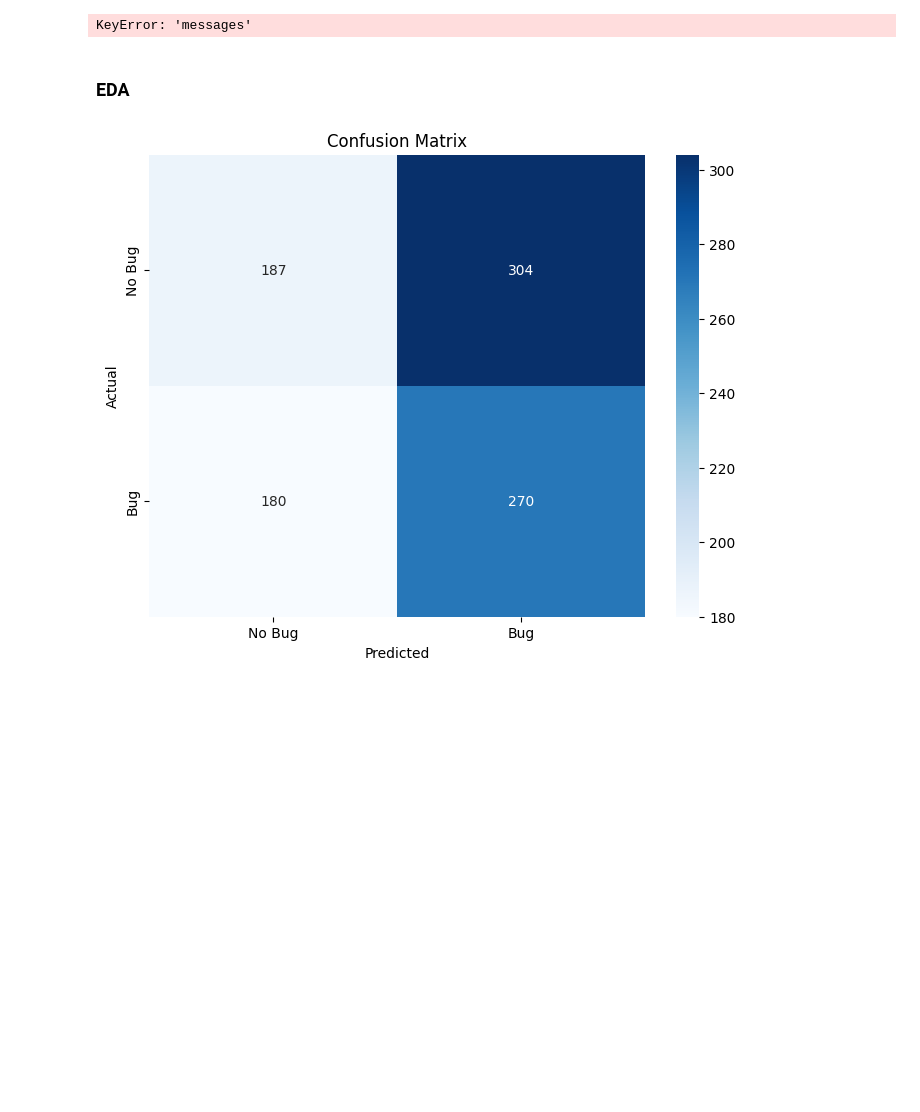
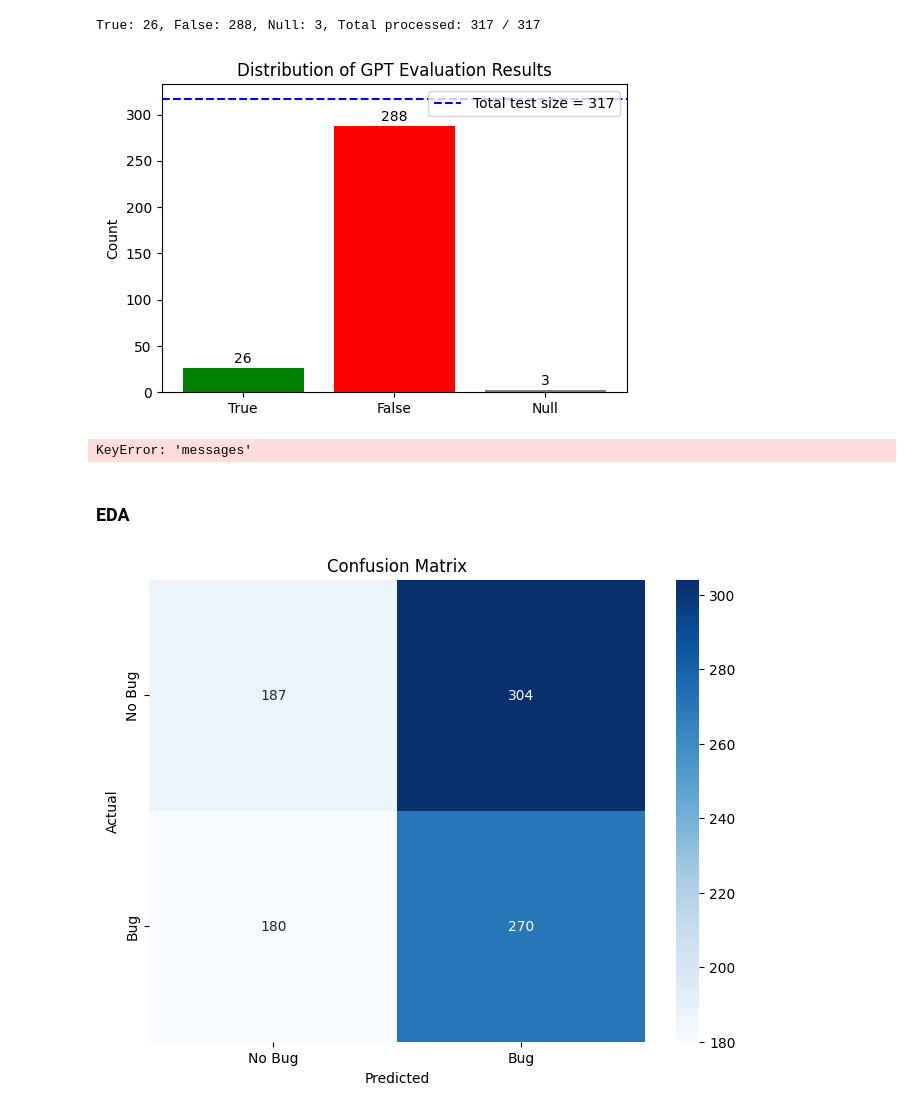
Before and after one commit to OdedHellman/SMLS-For-Debugging, a Jupyter notebook: benchmark/benchmark_llama.ipynb, the cells around one changed output. Saved outputs shown, nothing was run; the diff lists cells and outputs as text; code cells hidden in the pictures; blank space fills up the shorter version.

```diff
--- a/benchmark/benchmark_llama.ipynb
+++ b/benchmark/benchmark_llama.ipynb
@@ -107,16 +136,13 @@ def benchmark_openai_structured_model(
 
     return benchmark_results
 # %%
-# FIXME - a tmp remove
-# os.remove("/home/odedh/SML-For-Debug/benchmark/benchmark_results_Qwen3-0.6B_no_finetunes.json")
-
-with jsonlines.open("/home/odedh/SML-For-Debug/data/dataset/pyresbugs_test.jsonl") as reader:
-    test_set = list(reader)
+with open(TEST_DATASET_PATH) as reader:
+    test_set = json.load(reader)
 
 results = benchmark_openai_structured_model(
     test_data=test_set,
     client=client,
     json_schema=json_schema,
     output_path=OUTPUT_BENCHMARK,
-    save_every=10,
+    save_every=1,
 )
@@ -124,0 +241,11 @@ results = benchmark_openai_structured_model(
+# %%
+CHECKPOINT_DIR = pathlib.Path("./gpt_eval_checkpoints")
+CHECKPOINT_DIR.mkdir(exist_ok=True, parents=True)
+CHECKPOINT_PARQUET = CHECKPOINT_DIR / "benchmark_df_gpt_eval.parquet"
+
+# Save every N API calls
+SAVE_EVERY = 10
+
+# Model & prompt
+MODEL_NAME = "gpt-4.1"
+SYSTEM_PROMPT = JODGE_PROMPT  # uses your exact text
@@ -128,3 +399,41 @@ dataset_path = "/home/odedh/SML-For-Debug/data/dataset/pyresbugs_test.jsonl"
+# %%
+def plot_eval_distribution(df, total_size=317):
+    """
+    Visualize counts of True, False, and NaN in df['gpt_eval']
+    relative to the total dataset size.
+    """
+    # Count values
+    counts = df["gpt_eval"].value_counts(dropna=False)
+    true_count = counts.get(True, 0)
+    false_count = counts.get(False, 0)
+    null_count = counts.get(pd.NA, 0) + counts.get(None, 0) + counts.get(float('nan'), 0)
+
+    categories = ["True", "False", "Null"]
+    values = [true_count, false_count, null_count]
+
+    # Ensure they sum correctly against total_size
+    print(f"True: {true_count}, False: {false_count}, Null: {null_count}, Total processed: {sum(values)} / {total_size}")
+
+    # Plot
+    plt.figure(figsize=(6,4))
+    bars = plt.bar(categories, values, color=["green", "red", "gray"])
+    plt.axhline(total_size, color="blue", linestyle="--", label=f"Total test size = {total_size}")
+    plt.title("Distribution of GPT Evaluation Results")
+    plt.ylabel("Count")
+    plt.legend()
+
+    # Add labels on bars
+    for bar, val in zip(bars, values):
+        plt.text(bar.get_x() + bar.get_width()/2, bar.get_height() + 2,
+                 str(val), ha="center", va="bottom")
+
+    plt.show()
+
+# Example usage:
+plot_eval_distribution(df, total_size=len(df))
+# %% [output]
+True: 26, False: 288, Null: 3, Total processed: 317 / 317
+[figure, added]
 # %%
 def robust_tagged_parse(text):
     """
```
Also changed, not shown: parts of 11 cells of this notebook, 19 other files.
